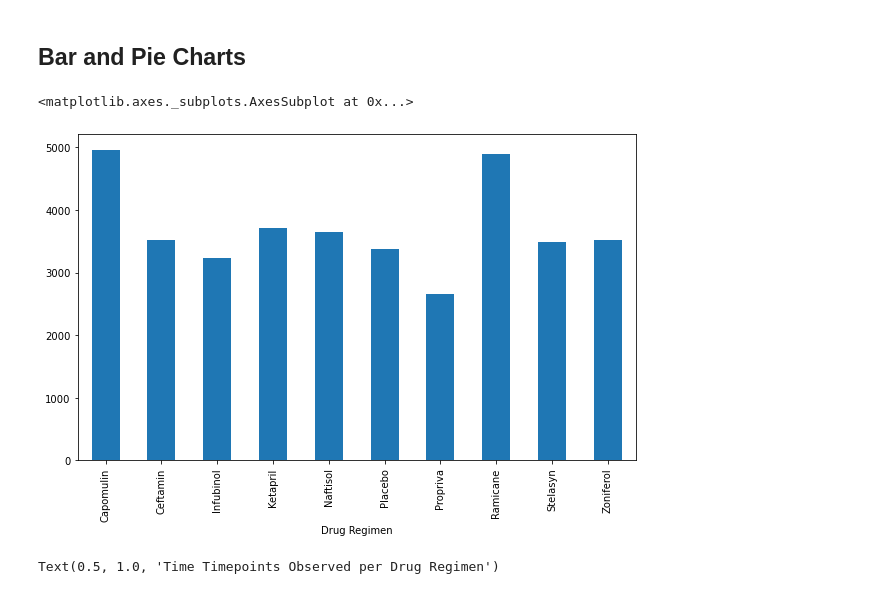
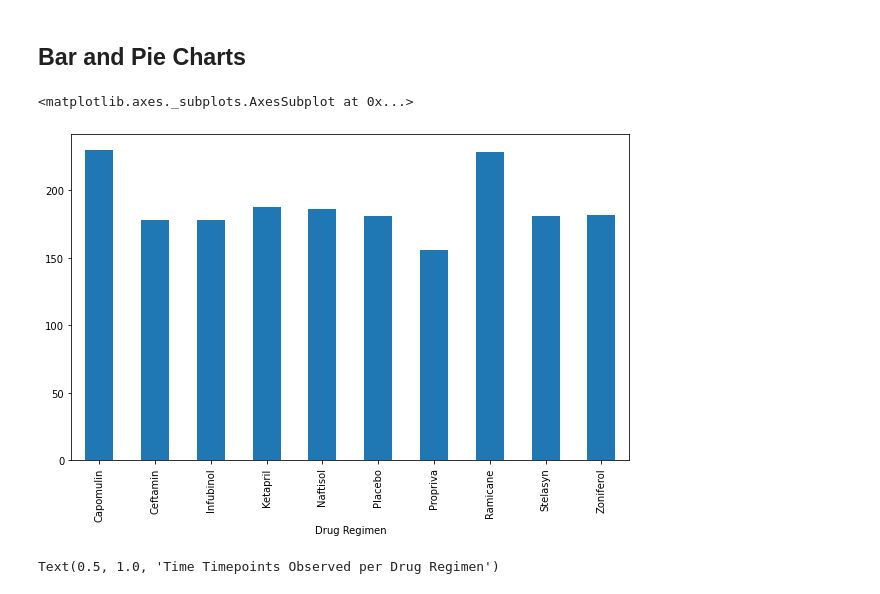
Before and after one commit to gpawlows/Matplotlib-Challenge, a Jupyter notebook: Instructions/Pymaceuticals/pymaceuticals_starter.ipynb, the cells around one changed output. Cells and saved outputs as stored; diff of their text form; code cells hidden in the pictures.

```diff
--- a/Instructions/Pymaceuticals/pymaceuticals_starter.ipynb
+++ b/Instructions/Pymaceuticals/pymaceuticals_starter.ipynb
@@ -151,10 +142,11 @@ regimen_table
 ## Bar and Pie Charts
 # %%
 # Generate a bar plot showing the total number of timepoints for all mice tested for each drug regimen using Pandas.
+regimen_table = cleaned_mouse_study_df.groupby('Drug Regimen').count()
 regimen_table['Timepoint'].plot(kind="bar", figsize = (10,6))
 # %% [output]
 <matplotlib.axes._subplots.AxesSubplot at 0x...>
-[figure, old version]
+[figure, new version]
 # %%
 # Generate a bar plot showing the total number of timepoints for all mice tested for each drug regimen using pyplot.
 
```
Also changed, not shown: parts of 4 cells of this notebook.
